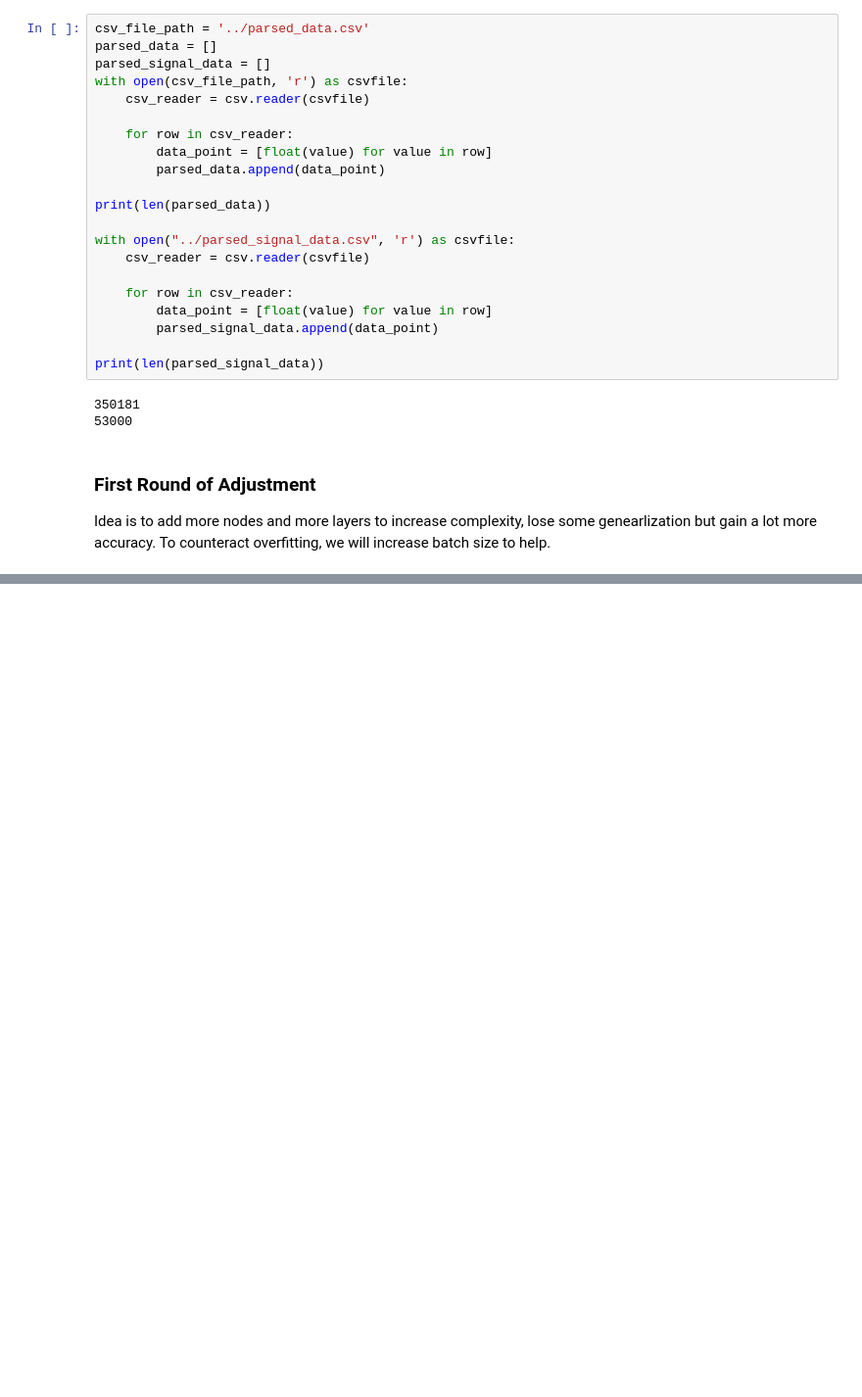
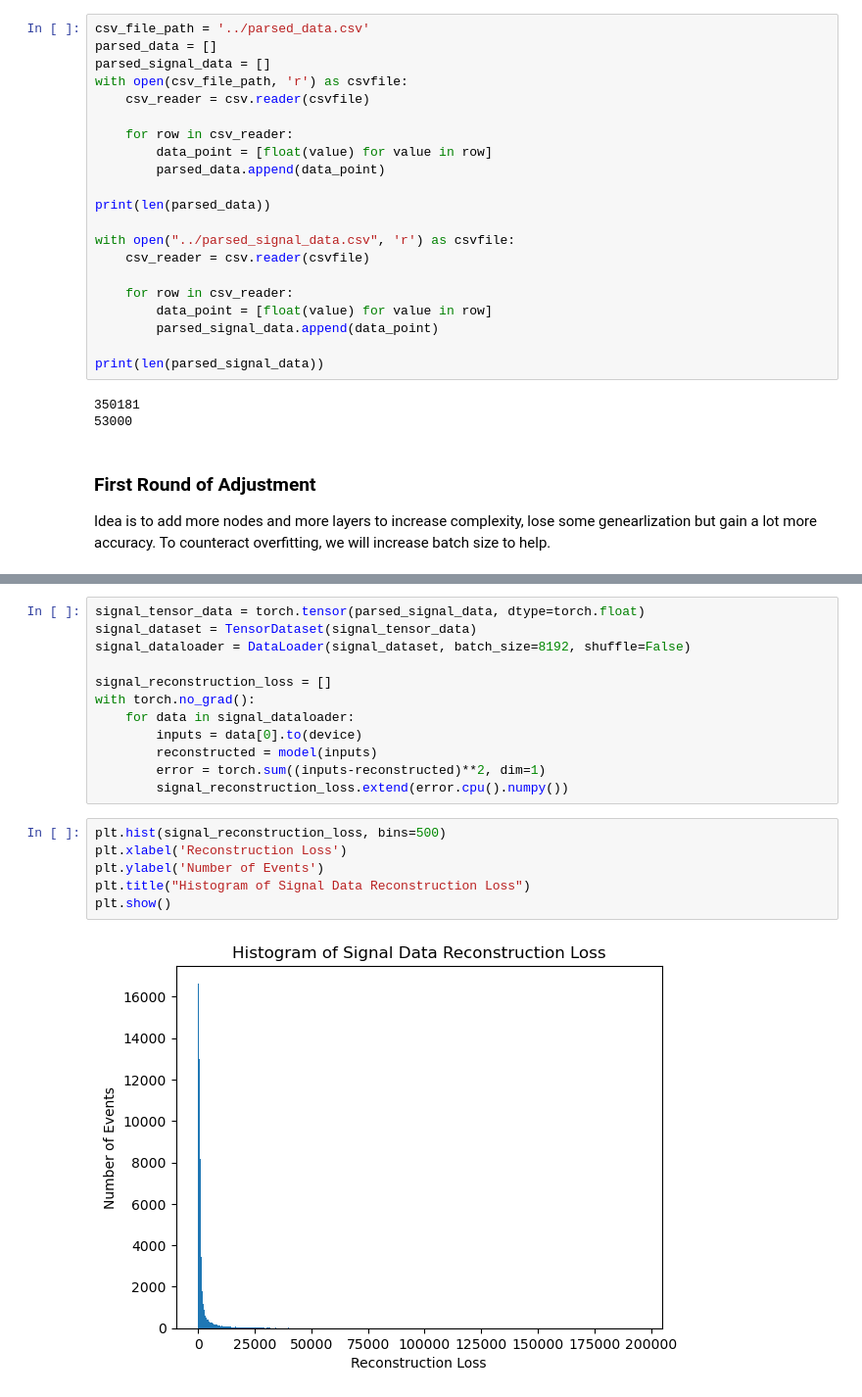
Before and after one commit to Wiliamz01/ISEF-Project, a Jupyter notebook: second_model/model_2.ipynb, the cells around one changed output, grey strips where cells are left out. Shown at 98% size. Saved outputs shown, nothing was run; the diff lists cells and outputs as text; blank space fills up the shorter version.

```diff
--- a/second_model/model_2.ipynb
+++ b/second_model/model_2.ipynb
@@ -86,0 +183,20 @@ optimizer = torch.optim.Adam(model.parameters(), lr=1e-4)
+# %%
+signal_tensor_data = torch.tensor(parsed_signal_data, dtype=torch.float)
+signal_dataset = TensorDataset(signal_tensor_data)
+signal_dataloader = DataLoader(signal_dataset, batch_size=8192, shuffle=False)
+
+signal_reconstruction_loss = []
+with torch.no_grad():
+    for data in signal_dataloader:
+        inputs = data[0].to(device)
+        reconstructed = model(inputs)
+        error = torch.sum((inputs-reconstructed)**2, dim=1)
+        signal_reconstruction_loss.extend(error.cpu().numpy())
+# %%
+plt.hist(signal_reconstruction_loss, bins=500)
+plt.xlabel('Reconstruction Loss')
+plt.ylabel('Number of Events')
+plt.title("Histogram of Signal Data Reconstruction Loss")
+plt.show()
+# %% [output]
+[figure, added]
```
Also changed, not shown: parts of 13 cells of this notebook, 31 other files.
